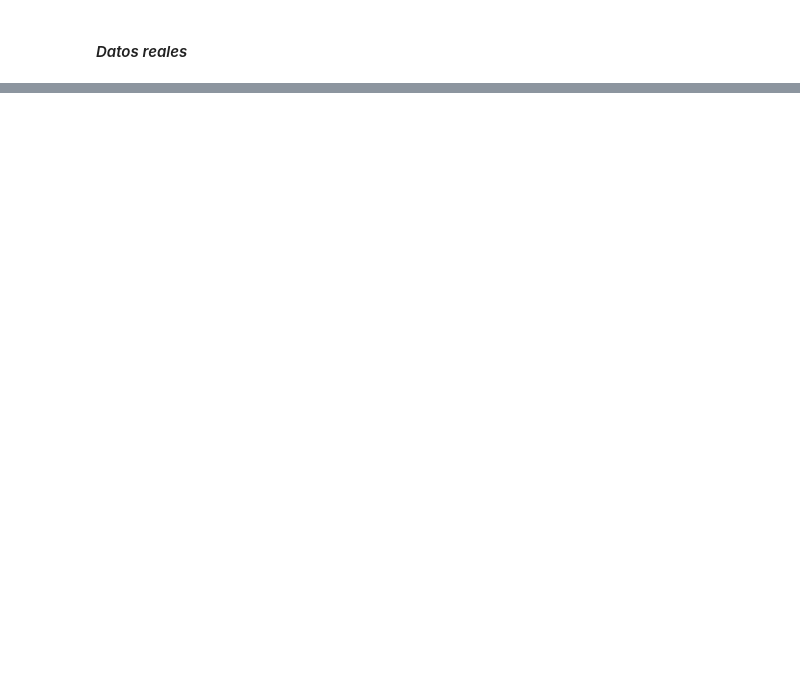
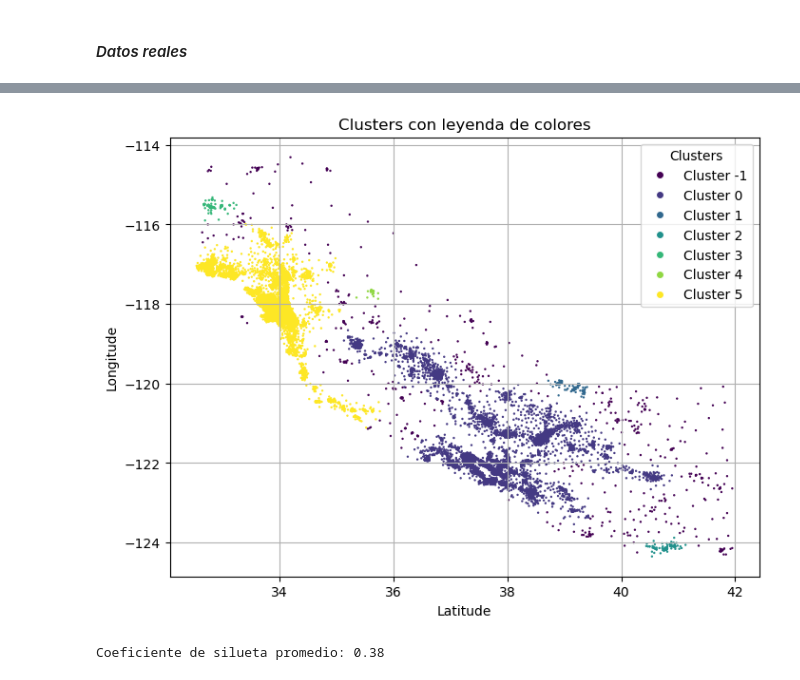
Before and after one commit to Clases-ML-2025-UAGRM/Clase_ML_2025, a Jupyter notebook: notebooks/NB_18_kmean_DBSCAN.ipynb, the cells around one changed output, grey strips where cells are left out. Drawn from its saved outputs; the diff is of its cells as text; code cells hidden in the pictures; blank space fills up the shorter version.

```diff
--- a/notebooks/NB_18_kmean_DBSCAN.ipynb
+++ b/notebooks/NB_18_kmean_DBSCAN.ipynb
@@ -279,0 +345,5 @@ graf_dbscan(df['Latitude'], df['Longitude'], df['labels2'])
+# %%
+#Alterando los hyperparametros
+dbscan = DBSCAN(eps=0.20, min_samples=20)
+labels = dbscan.fit_predict(X)
+df['labels3'] = labels
@@ -279,0 +362,12 @@ graf_dbscan(df['Latitude'], df['Longitude'], df['labels2'])
+# %%
+graf_dbscan(df['Latitude'], df['Longitude'], df['labels3'])
+# %% [output]
+[figure, added]
+# %%
+mask = df['labels3'] != -1  # Excluir ruido (-1)
+x_valid = df.loc[mask, ['Latitude', 'Longitude']]
+labels_valid = df.loc[mask, 'labels3']
+silhouette_avg = silhouette_score(x_valid, labels_valid)
+print(f"Coeficiente de silueta promedio: {silhouette_avg:.2f}")
+# %% [output]
+Coeficiente de silueta promedio: 0.38
```
Also changed, not shown: parts of 24 cells of this notebook, 2 other files.
